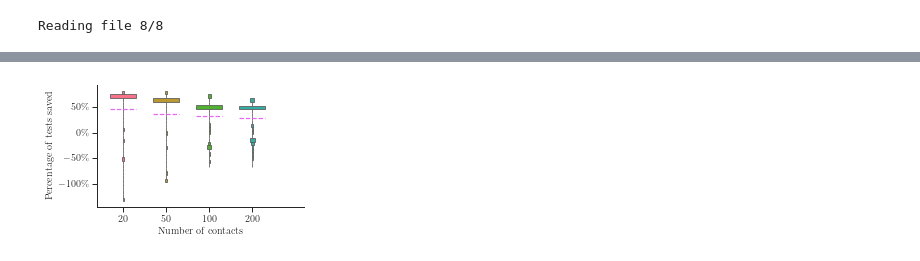
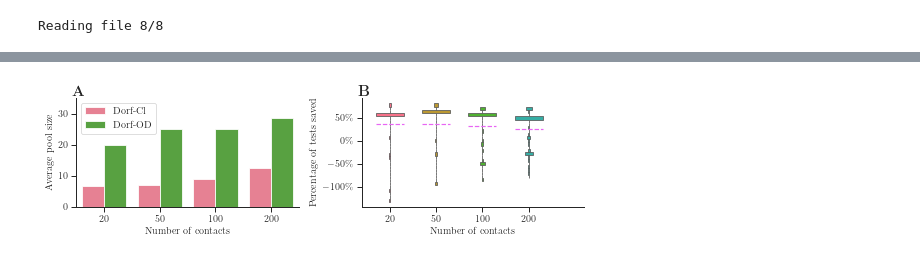
Before and after one commit to Networks-Learning/pooled-testing, a Jupyter notebook: notebooks/score_vs_N.ipynb, the cells around one changed output, grey strips where cells are left out. Saved outputs shown, nothing was run; the diff lists cells and outputs as text; code cells hidden in the pictures.

```diff
--- a/notebooks/score_vs_N.ipynb
+++ b/notebooks/score_vs_N.ipynb
@@ -22,8 +22,8 @@ sns.set_theme(context='paper', style='ticks', font_scale=1)
 # %%
 name="score_vs_N"
 width_pt = 469
-se = 0.8
-sp = 0.98
+se = 0.7
+sp = 0.97
 palette = sns.color_palette('husl', 6)
 type_dict = {
     'N' : int,
@@ -177,12 +176,23 @@ perc_df = pd.concat(df_list)
 utils.latexify(font_size=10)
 
 fig_height, fig_aspect = get_fig_dim(width_pt, fraction=0.6)
-fig, ax = plt.subplots(figsize=(fig_height*fig_aspect,fig_height))
+fig, [ax1, ax2] = plt.subplots(nrows=1, ncols=2, figsize=(2*fig_height*fig_aspect,fig_height))
 
-# Adapted from https://matplotlib.org/stable/gallery/statistics/multiple_histograms_side_by_side.html
+# Axis 1
+sns.barplot(data=size_df, x="N", y="Average pool size", hue="method", ci=None,
+            palette=[palette[0]]+[palette[2]], hue_order=['binomial', 'negbin'], ax=ax1)
+sns.despine(ax=ax1)
 
+ax1.text(x=0.01, y=1, s=r'\textbf{A}', size=15, transform = ax1.transAxes, horizontalalignment='center', verticalalignment='bottom')
+# ax1.text(x=0.01, y=1, s=r'\textbf{C}', size=15, transform = ax1.transAxes, horizontalalignment='center', verticalalignment='bottom')
+
+ax1.legend(labels=['Dorf-Cl', 'Dorf-OD'], loc='upper left')
+ax1.set_xlabel("Number of contacts")
+ax1.set_ylim([0,35])
+
+
+# Axis 2
 labels = perc_df['N'].unique()
-# data_sets = [tests_df[(tests_df['Number of contacts']==N) & (tests_df['Perc'] < tests_df['Perc'].quantile(.95)) & (tests_df['Perc'] > tests_df['Perc'].quantile(.05))]['Perc'].to_numpy() for N in labels]
 data_sets = [perc_df[perc_df['N']==N]['Perc'].to_numpy() for N in labels]
 
 hist_range = (np.min(data_sets), np.max(data_sets))
@@ -193,43 +203,47 @@ for d in data_sets:
     hist_max = np.max(hist)
     binned_data_sets.append(hist/hist_max)
 
 binned_data_sets = np.array(binned_data_sets)
 
 x_locations = np.linspace(0, len(binned_data_sets)+1, len(binned_data_sets))
 
 i=0
 for x_loc, binned_data in zip(x_locations, binned_data_sets):
     non_zero = np.nonzero(binned_data)[0]
     effective_range_ids = non_zero[0], non_zero[-1]
     effective_bins = non_zero[-1] - non_zero[0] + 1
     effective_range = hist_range[0]+non_zero[0]*(hist_range[1]-hist_range[0])/number_of_bins, \
                         hist_range[0]+non_zero[-1]*(hist_range[1]-hist_range[0])/number_of_bins
 
     bin_edges = np.linspace(effective_range[0], effective_range[1], effective_bins+1)
     centers = 0.5 * (bin_edges + np.roll(bin_edges, 1))[1:]
 
     heights = np.diff(bin_edges)
-    # lefts = x_loc - 0.5 * binned_data
     lefts = x_loc - 0.5 * binned_data[effective_range_ids[0]:effective_range_ids[1]+1]
     rights = x_loc + 0.5 * binned_data[effective_range_ids[0]:effective_range_ids[1]+1]
 
-    ax.barh(centers, binned_data[effective_range_ids[0]:effective_range_ids[1]+1], height=heights, left=lefts, color=palette[i], edgecolor='#595959')
+    ax2.barh(centers, binned_data[effective_range_ids[0]:effective_range_ids[1]+1], height=heights, left=lefts, color=palette[i], edgecolor='#595959')
 
-    ax.hlines(y=means[i], xmin=min(lefts), xmax=max(rights), linestyles='dashed', colors=palette[5])
+    ax2.hlines(y=means[i], xmin=min(lefts), xmax=max(rights), linestyles='dashed', colors=palette[5])
 
     i += 1
 
-sns.despine()
-ax.set_xticks(x_locations)
-ax.set_xticklabels(labels)
+sns.despine(ax=ax2)
 
-ax.set_ylabel(r'Percentage of tests saved', loc='center')
-ax.set_xlabel("Number of contacts")
-ax.get_yaxis().set_major_formatter(matplotlib.ticker.PercentFormatter())
-# ax.set_ylim([-2, 1])
-ax.set_xlim([-1, 7])
+ax2.text(x=0.01, y=1, s=r'\textbf{B}', size=15, transform = ax2.transAxes, horizontalalignment='center', verticalalignment='bottom')
+# ax2.text(x=0.01, y=1, s=r'\textbf{D}', size=15, transform = ax2.transAxes, horizontalalignment='center', verticalalignment='bottom')
+
+ax2.set_xticks(x_locations)
+ax2.set_xticklabels(labels)
+
+ax2.set_ylabel(r'Percentage of tests saved', loc='center')
+ax2.set_xlabel("Number of contacts")
+ax2.get_yaxis().set_major_formatter(matplotlib.ticker.PercentFormatter())
+ax2.set_xlim([-1, 7])
 
 fig.tight_layout()
-fig.savefig('figures/{name}_percentage_se_{se}_sp_{sp}.pdf'.format(name=name, se=se, sp=sp))
+# fig.savefig('figures/sci-adv-fig1.pdf')
+fig.savefig('figures/sci-adv-figs2a.pdf')
+# fig.savefig('figures/sci-adv-figs2b.pdf')
 # %% [output]
-[figure, old version]
+[figure, new version]
```
Also changed, not shown: parts of 2 cells of this notebook, 6 other files.
